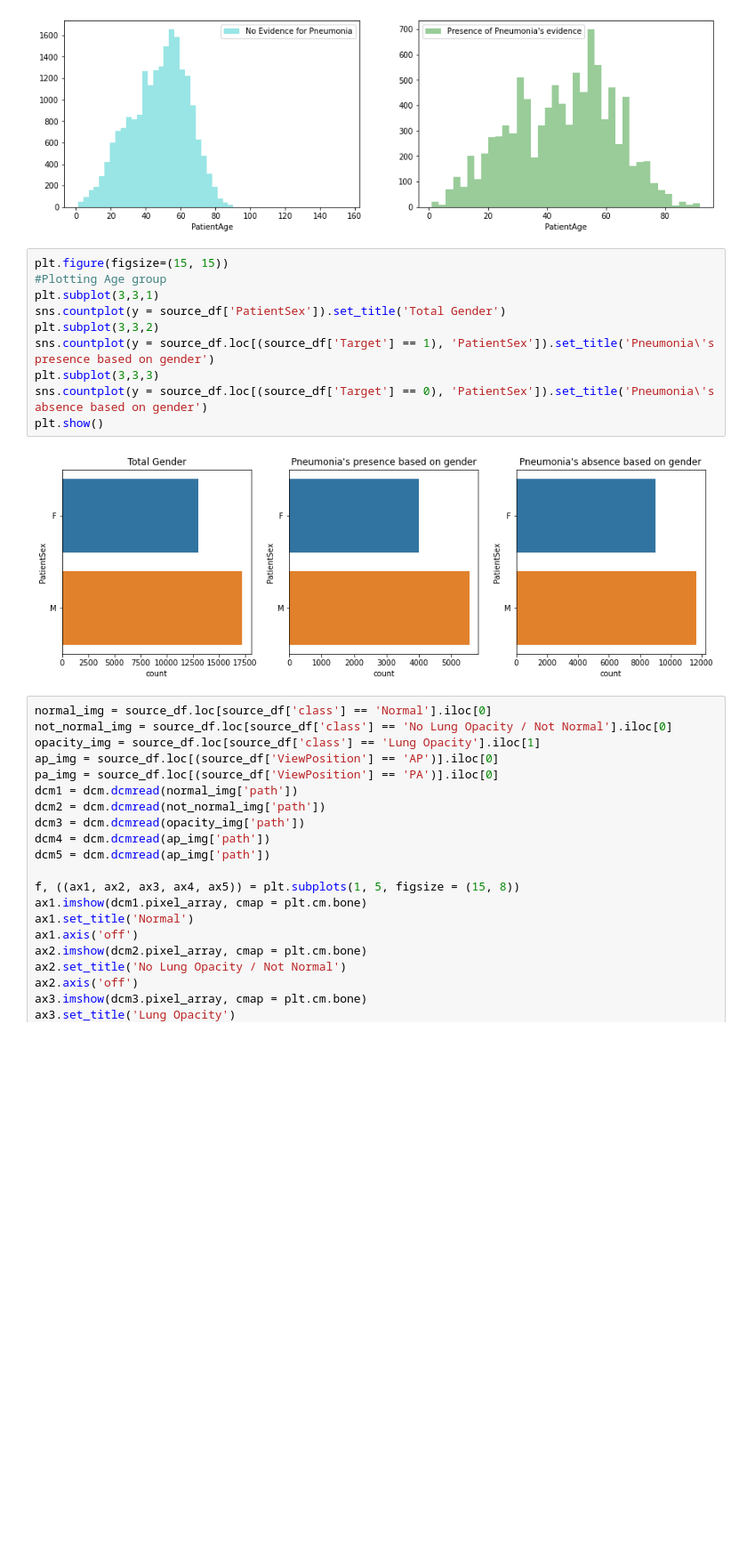
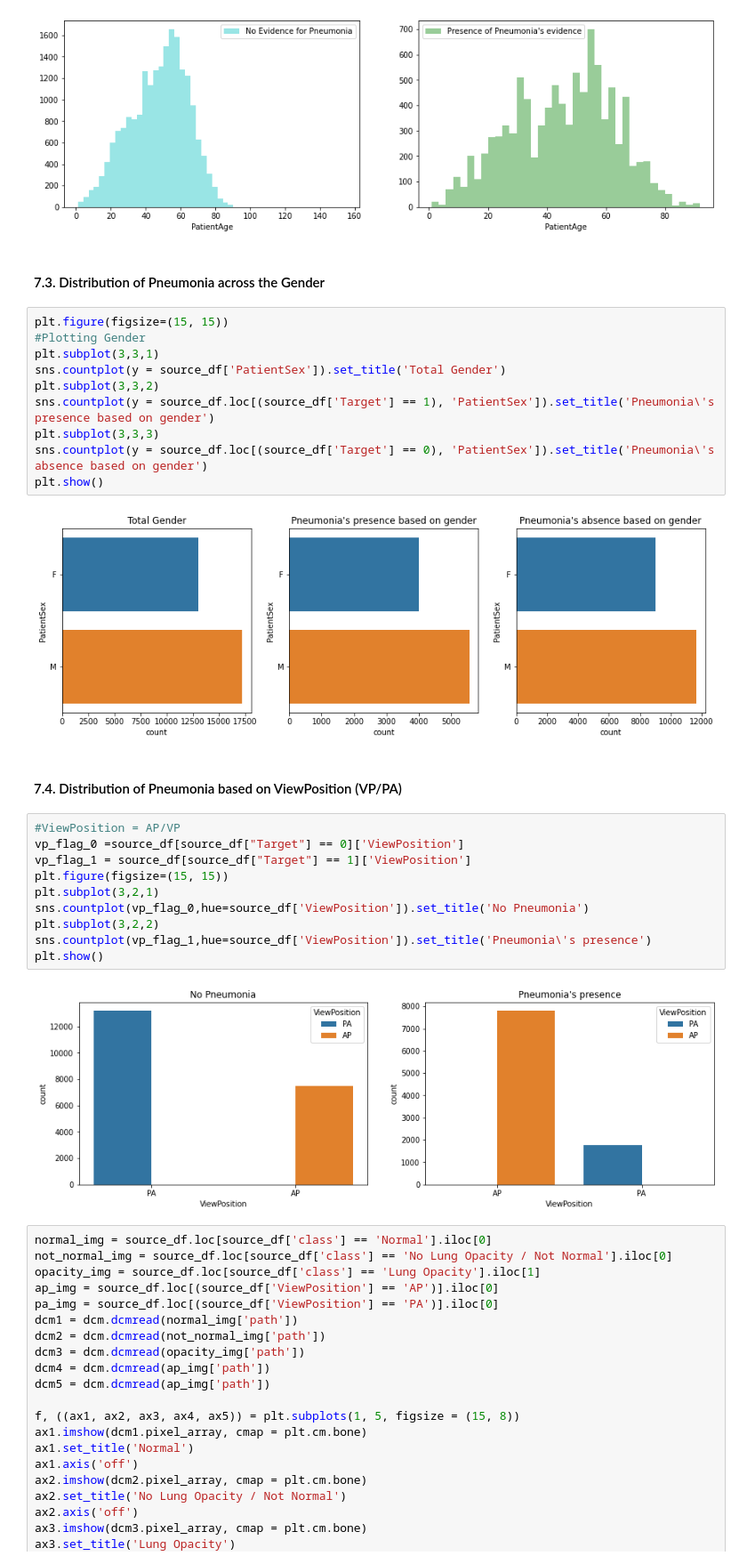
Before and after one commit to karthiksankarangit/capstone_project, a Jupyter notebook: Capstone_Project_v1_0_0.ipynb, the cells around one changed output. Shown at 89% size. Cells and saved outputs as stored; diff of their text form; blank space fills up the shorter version.

```diff
--- a/Capstone_Project_v1_0_0.ipynb
+++ b/Capstone_Project_v1_0_0.ipynb
@@ -498,9 +514,11 @@ plt.legend()
 plt.show()
 # %% [output]
 [figure]
+# %% [markdown]
+#### 7.3. Distribution of Pneumonia across the Gender
 # %%
 plt.figure(figsize=(15, 15))
-#Plotting Age group
+#Plotting Gender
 plt.subplot(3,3,1)
 sns.countplot(y = source_df['PatientSex']).set_title('Total Gender')
 plt.subplot(3,3,2)
@@ -510,6 +528,20 @@ sns.countplot(y = source_df.loc[(source_df['Target'] == 0), 'PatientSex']).set_t
 plt.show()
 # %% [output]
 [figure]
+# %% [markdown]
+#### 7.4. Distribution of Pneumonia based on ViewPosition (VP/PA)
+# %%
+#ViewPosition = AP/VP
+vp_flag_0 =source_df[source_df["Target"] == 0]['ViewPosition']
+vp_flag_1 = source_df[source_df["Target"] == 1]['ViewPosition']
+plt.figure(figsize=(15, 15))
+plt.subplot(3,2,1)
+sns.countplot(vp_flag_0,hue=source_df['ViewPosition']).set_title('No Pneumonia')
+plt.subplot(3,2,2)
+sns.countplot(vp_flag_1,hue=source_df['ViewPosition']).set_title('Pneumonia\'s presence')
+plt.show()
+# %% [output]
+[figure, added]
 # %%
 normal_img = source_df.loc[source_df['class'] == 'Normal'].iloc[0]
 not_normal_img = source_df.loc[source_df['class'] == 'No Lung Opacity / Not Normal'].iloc[0]
```
Also changed, not shown: parts of 8 cells of this notebook.
